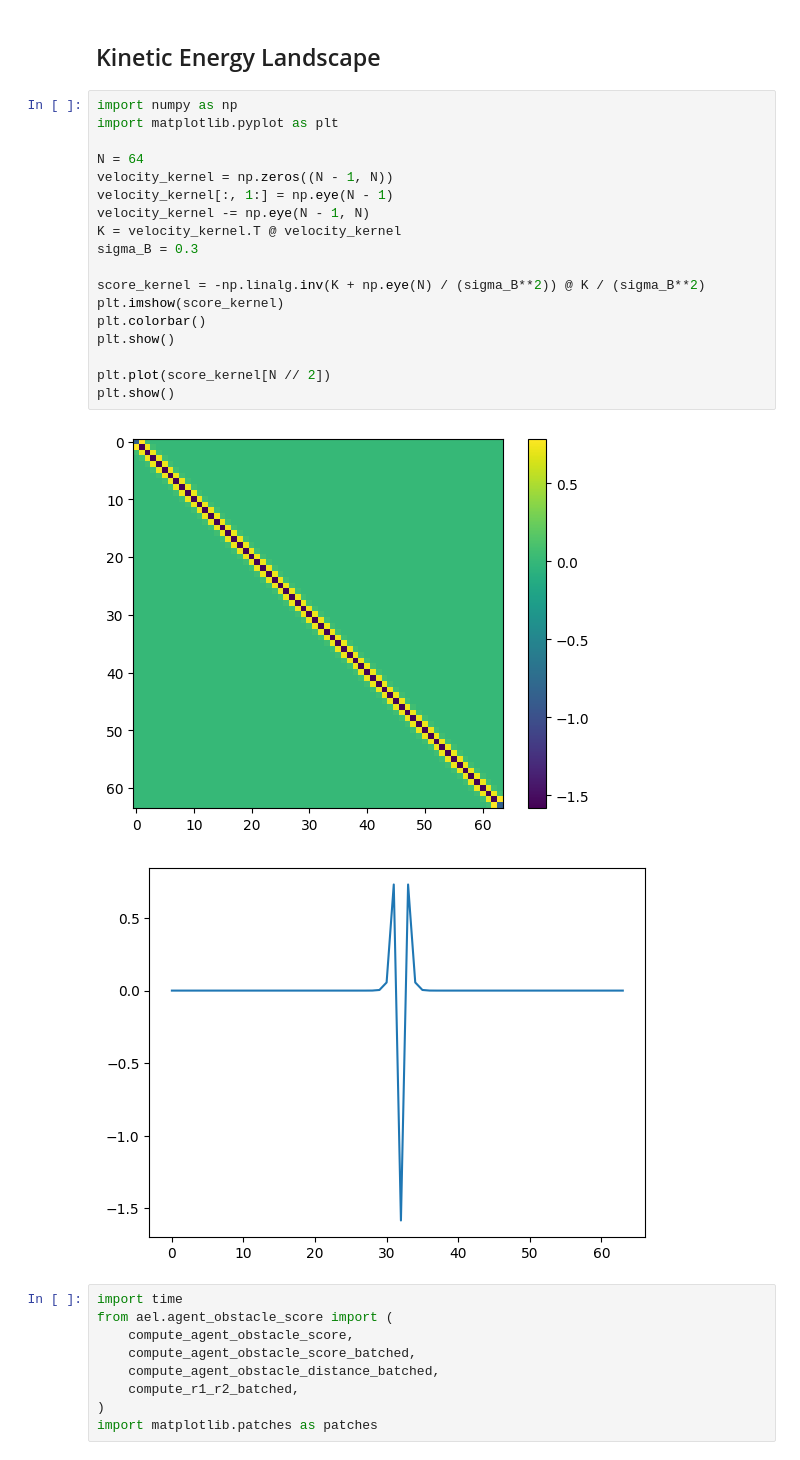
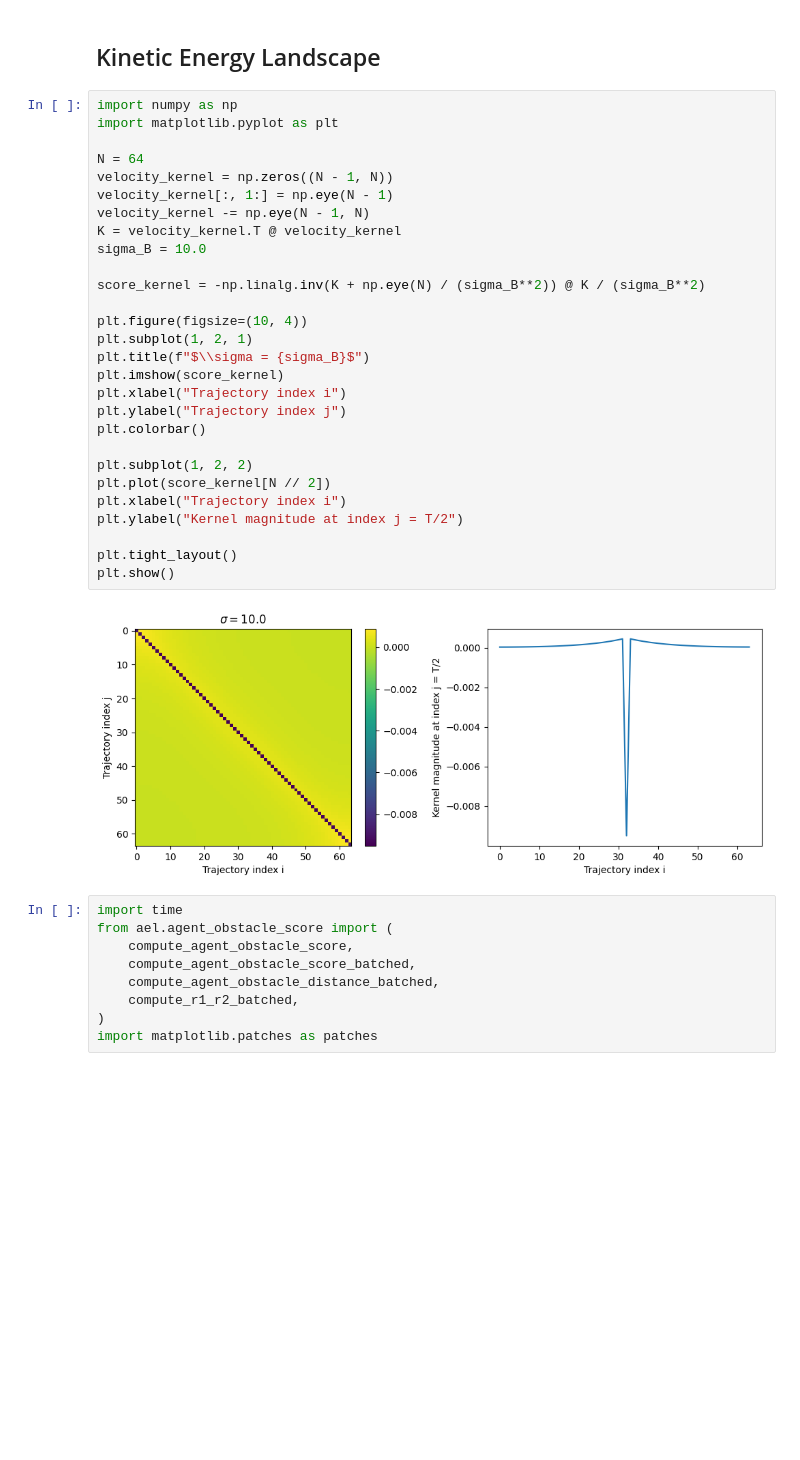
Before and after one commit to myfatemi04/constraint-guidance, a Jupyter notebook: notebooks/kernels.ipynb, the cells around one changed output. Saved outputs shown, nothing was run; the diff lists cells and outputs as text; blank space fills up the shorter version.

```diff
--- a/notebooks/kernels.ipynb
+++ b/notebooks/kernels.ipynb
@@ -21,24 +18,33 @@ The autoreload extension is already loaded. To reload it, use:
 # %%
 import numpy as np
 import matplotlib.pyplot as plt
 
 N = 64
 velocity_kernel = np.zeros((N - 1, N))
 velocity_kernel[:, 1:] = np.eye(N - 1)
 velocity_kernel -= np.eye(N - 1, N)
 K = velocity_kernel.T @ velocity_kernel
-sigma_B = 0.3
+sigma_B = 10.0
 
 score_kernel = -np.linalg.inv(K + np.eye(N) / (sigma_B**2)) @ K / (sigma_B**2)
+
+plt.figure(figsize=(10, 4))
+plt.subplot(1, 2, 1)
+plt.title(f"$\\sigma = {sigma_B}$")
 plt.imshow(score_kernel)
+plt.xlabel("Trajectory index i")
+plt.ylabel("Trajectory index j")
 plt.colorbar()
+
+plt.subplot(1, 2, 2)
+plt.plot(score_kernel[N // 2])
+plt.xlabel("Trajectory index i")
+plt.ylabel("Kernel magnitude at index j = T/2")
+
+plt.tight_layout()
 plt.show()
-
-plt.plot(score_kernel[N // 2])
-plt.show()
 # %% [output]
-[figure, old version]
+[figure, new version]
-[figure, removed]
 # %%
 import time
 from ael.agent_obstacle_score import (
```
Also changed, not shown: parts of 2 cells of this notebook, 3 other files.
